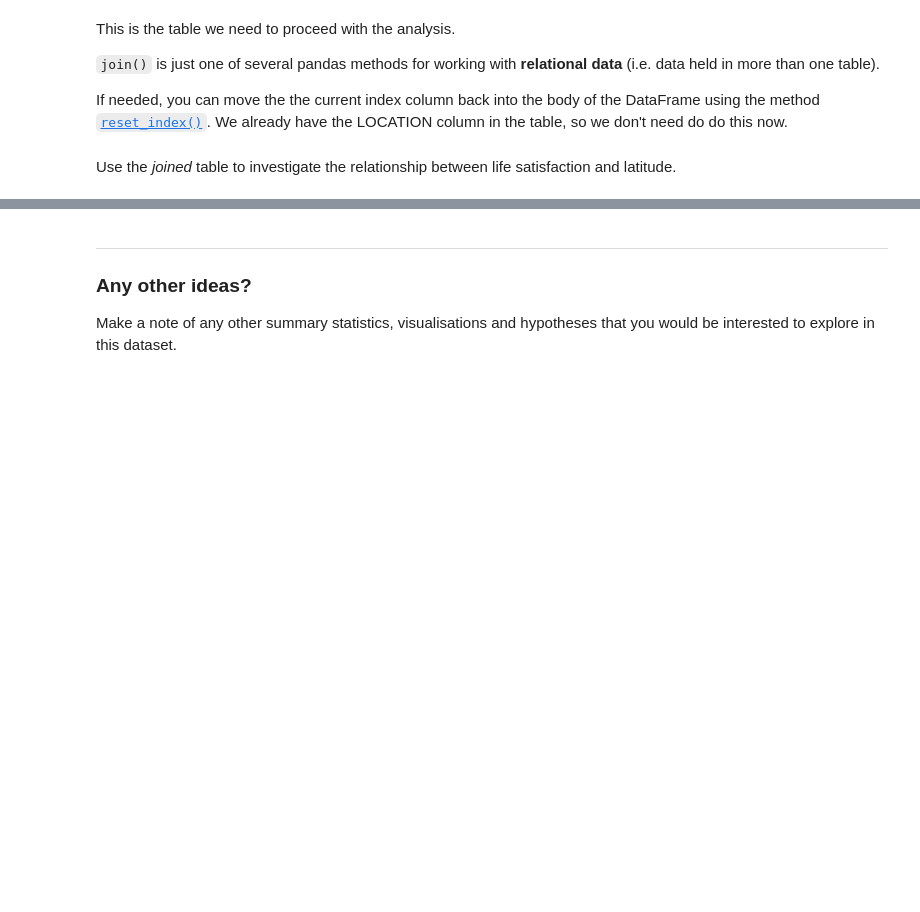
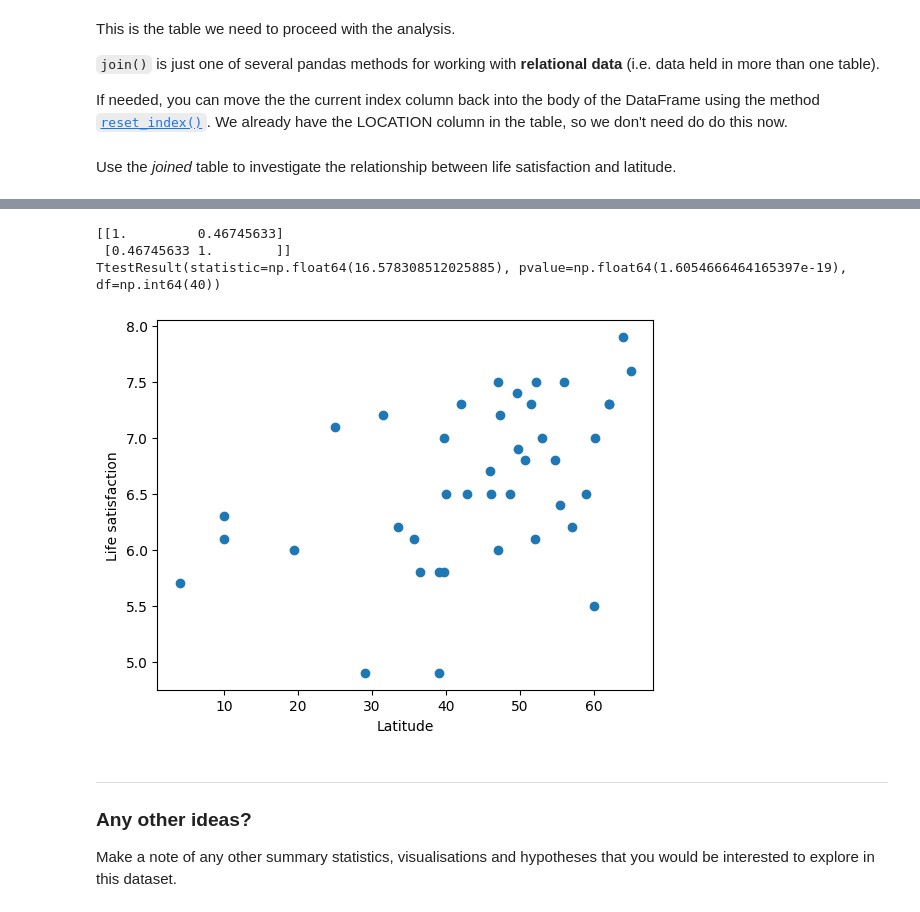
Before and after one commit to ada-4a03fa39b6/RCDS-Summer-School-2025, a Jupyter notebook: 5_Friday/1 - Data Exploration.ipynb, the cells around one changed output, grey strips where cells are left out. Saved outputs shown, nothing was run; the diff lists cells and outputs as text; code cells hidden in the pictures; blank space fills up the shorter version.

```diff
--- a/5_Friday/1 - Data Exploration.ipynb
+++ b/5_Friday/1 - Data Exploration.ipynb
@@ -79,3 +160,15 @@ Use the *joined* table to investigate the relationship between life satisfaction
+# %%
+plt.scatter(np.abs(joined.Latitude), joined.Value)
+plt.xlabel("Latitude")
+plt.ylabel("Life satisfaction")
+
+print(np.corrcoef(np.abs(joined.Latitude), joined.Value))
+print(ttest_rel( np.abs(joined.Latitude), joined.Value))
+# %% [output]
+[[1.         0.46745633]
+ [0.46745633 1.        ]]
+TtestResult(statistic=np.float64(16.578308512025885), pvalue=np.float64(1.6054666464165397e-19), df=np.int64(40))
+[figure, added]
 # %% [markdown]
 ---
 ### Any other ideas?
```
Also changed, not shown: parts of 8 cells of this notebook, 2 other files.
